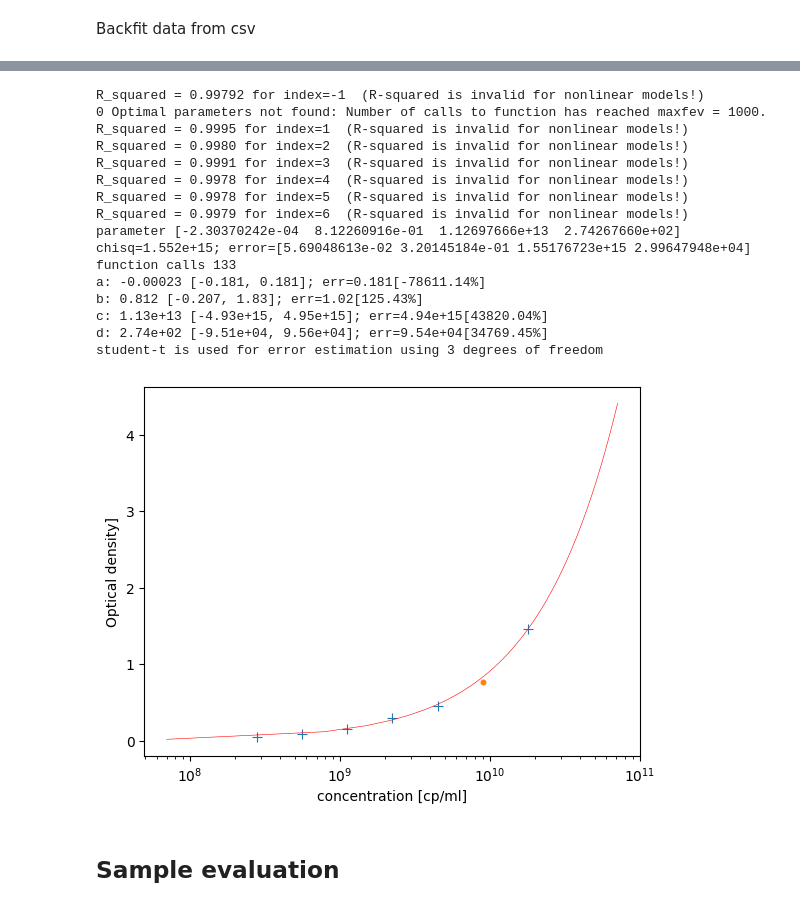
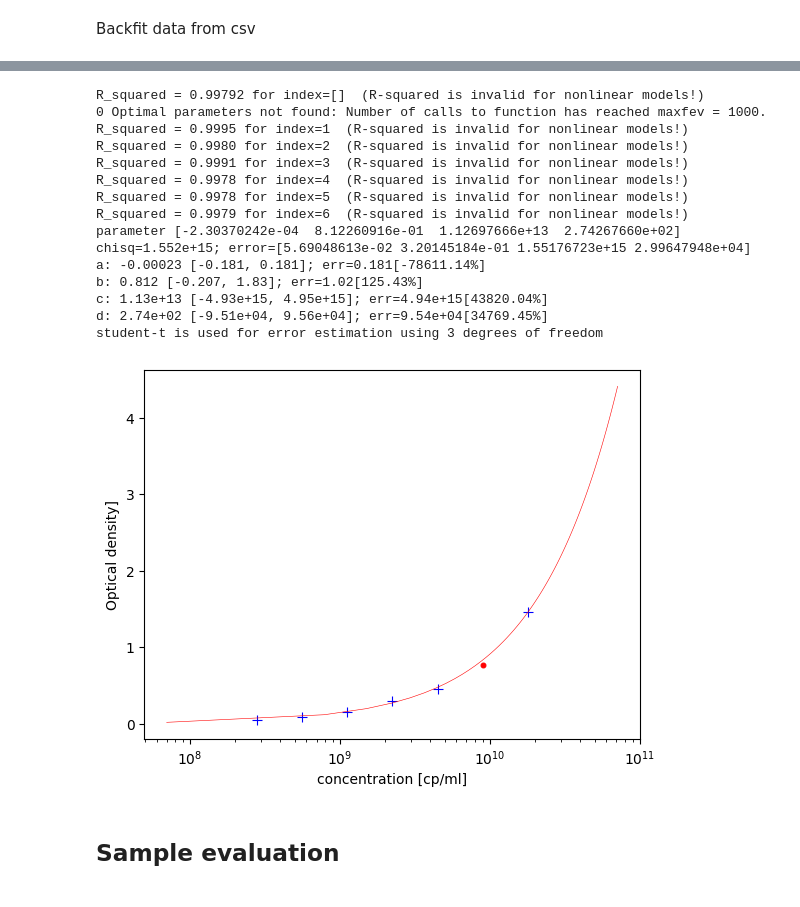
Before and after one commit to igicerovsky/elisa-report, a Jupyter notebook: report_notebook_steps_inplace.ipynb, the cells around one changed output, grey strips where cells are left out. Cells and saved outputs as stored; diff of their text form; code cells hidden in the pictures.

```diff
--- a/report_notebook_steps_inplace.ipynb
+++ b/report_notebook_steps_inplace.ipynb
@@ -91,7 +91,7 @@ def read_data_xls(file_path):
   return df_450, df_630
 
 
-df_450, df_630 = read_data_xls('./data/sample_data_01.xlsx')
+df_450, df_630 = read_data_xls(RESULT_FILE_PATH)
 # %%
 df_450
 # %% [output]
@@ -163,5 +150,5 @@ def read_concat_data(data_file_path):
 # %%
-m = read_concat_data(data_file_path)
+m = read_concat_data(RESULT_FILE_PATH)
 m
 # %% [output]
 |  |  | OD_delta | OD_450 | OD_630 |
@@ -327,7 +314,7 @@ display(get_sample(df_all, 's', 1))
 Define dilution dataframe. The dataframe is indexed according plate layout, index of refference dataframe corresponds to refference of the `plate_layout_dil`.
 # %%
 # TODO: read reference value from parameters
-REF_VAL_MAX = 2.090e+10
+REF_VAL_MAX = 1.7954e+10
 DILUTIONS = [1.0, 2.0, 4.0, 8.0, 16.0, 32.0, 64.0]
 
 def make_concentration(ref_val_max, dilution):
@@ -565,8 +525,7 @@ print('!!! R-squared is invalid for nonlinear models!\n R_squared = {}'.format(r
 # %% [markdown]
 Backfit data from csv
 # %%
-fit_data_path = './data/fit_1.csv'
-df_csv = pd.read_csv(fit_data_path)
+df_csv = pd.read_csv('./data/fit_1.csv')
 df_csv.drop([], axis=0, inplace=True)
 df_csv.rename(columns={'Conc': 'plate_layout_dil', 'OD': 'OD_delta'}, inplace=True)
 display(df_csv)
@@ -599,7 +558,7 @@ sqrt of covariance matrix diagonal is used for error estimation
 !!! R-squared is invalid for nonlinear models!
 R_squared = 0.9979183638705634
 # %%
-def fit_reference_auto_rm(x, y, err_threshold = 0.998):
+def fit_reference_auto_rm(x, y, err_threshold=0.998, verbose=False):
     """Fits the reference and removes a point to fing min error
 
     Parameters
@@ -623,8 +582,8 @@ def fit_reference_auto_rm(x, y, err_threshold = 0.998):
     bfn = lambda l: fitdata.inv_func(l, *fc[0])
     x_hat = bfn(y)
     r2_max = r2_score(x, x_hat)
-    idx = -1
-    print('R_squared = {0:.5f} for index={1}  (R-squared is invalid for nonlinear models!)'.format(r2_max, idx))
+    idx = []
+    if verbose: print('R_squared = {0:.5f} for index={1}  (R-squared is invalid for nonlinear models!)'.format(r2_max, idx))
     if r2_max > err_threshold:
         return fc, idx, r2_max
 
@@ -639,39 +598,38 @@ def fit_reference_auto_rm(x, y, err_threshold = 0.998):
 
         bfn = lambda l: fitdata.inv_func(l, *fc_i[0])
         x_hat = bfn(yd)
         r_squared = r2_score(xd, x_hat)
-        print('R_squared = {0:.4f} for index={1}  (R-squared is invalid for nonlinear models!)'.format(r_squared, i))
+        if verbose: print('R_squared = {0:.4f} for index={1}  (R-squared is invalid for nonlinear models!)'.format(r_squared, i))
         if r_squared > r2_max:
             r2_max = r_squared
             fc = fc_i
-            idx = i
+            idx = [i]
 
     return fc, idx, r2_max
 
 fit_data_path = './data/fit_1.csv'
 df_csv = pd.read_csv(fit_data_path)
 fit_auto_tmp = fit_reference_auto_rm(df_csv['Conc'], df_csv['OD'])
 # fit_auto_tmp
 
-fit_image(df_csv['Conc'], df_csv['OD'], fit_auto_tmp[0][0], fit_auto_tmp[0][1], None, confidence='student-t', rm_index=[fit_auto_tmp[1]])
+fit_image(df_csv['Conc'], df_csv['OD'], fit_auto_tmp[0][0], fit_auto_tmp[0][1], None, confidence='student-t', rm_index=fit_auto_tmp[1])
 # %% [output]
-R_squared = 0.99792 for index=-1  (R-squared is invalid for nonlinear models!)
+R_squared = 0.99792 for index=[]  (R-squared is invalid for nonlinear models!)
 0 Optimal parameters not found: Number of calls to function has reached maxfev = 1000.
 R_squared = 0.9995 for index=1  (R-squared is invalid for nonlinear models!)
 R_squared = 0.9980 for index=2  (R-squared is invalid for nonlinear models!)
 R_squared = 0.9991 for index=3  (R-squared is invalid for nonlinear models!)
 R_squared = 0.9978 for index=4  (R-squared is invalid for nonlinear models!)
 R_squared = 0.9978 for index=5  (R-squared is invalid for nonlinear models!)
 R_squared = 0.9979 for index=6  (R-squared is invalid for nonlinear models!)
 parameter [-2.30370242e-04  8.12260916e-01  1.12697666e+13  2.74267660e+02]
 chisq=1.552e+15; error=[5.69048613e-02 3.20145184e-01 1.55176723e+15 2.99647948e+04]
-function calls 133
 a: -0.00023 [-0.181, 0.181]; err=0.181[-78611.14%]
 b: 0.812 [-0.207, 1.83]; err=1.02[125.43%]
 c: 1.13e+13 [-4.93e+15, 4.95e+15]; err=4.94e+15[43820.04%]
 d: 2.74e+02 [-9.51e+04, 9.56e+04]; err=9.54e+04[34769.45%]
 student-t is used for error estimation using 3 degrees of freedom
-[figure, old version]
+[figure, new version]
 # %% [markdown]
 ## Sample evaluation
 # %%
```
Also changed, not shown: parts of 36 cells of this notebook.
